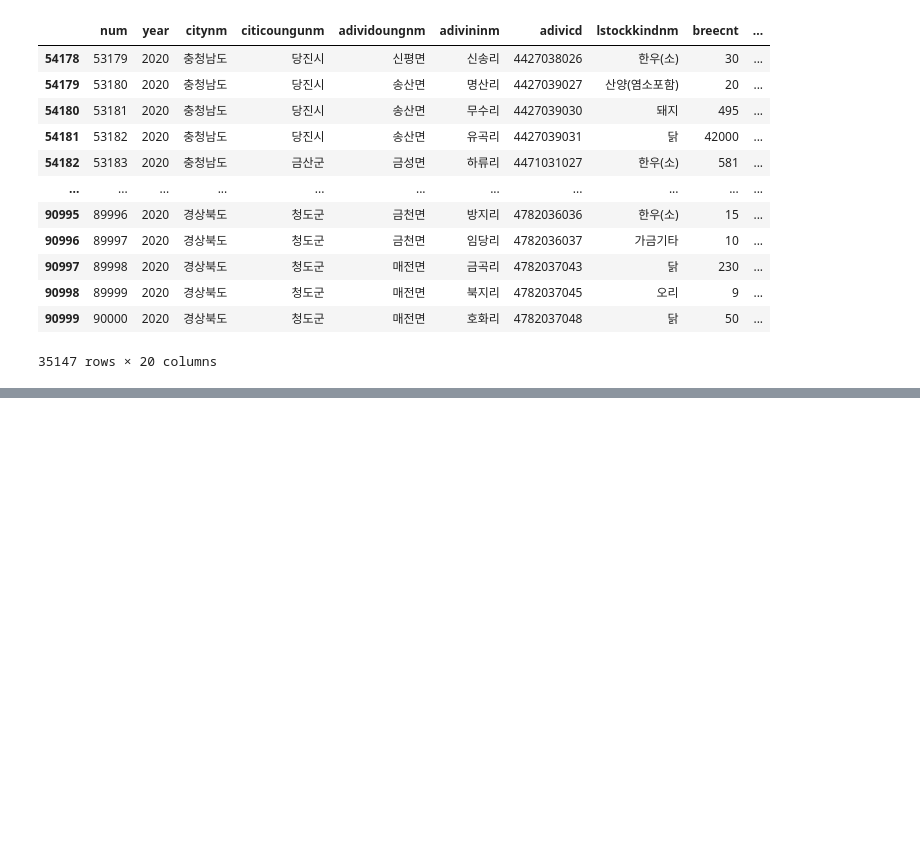
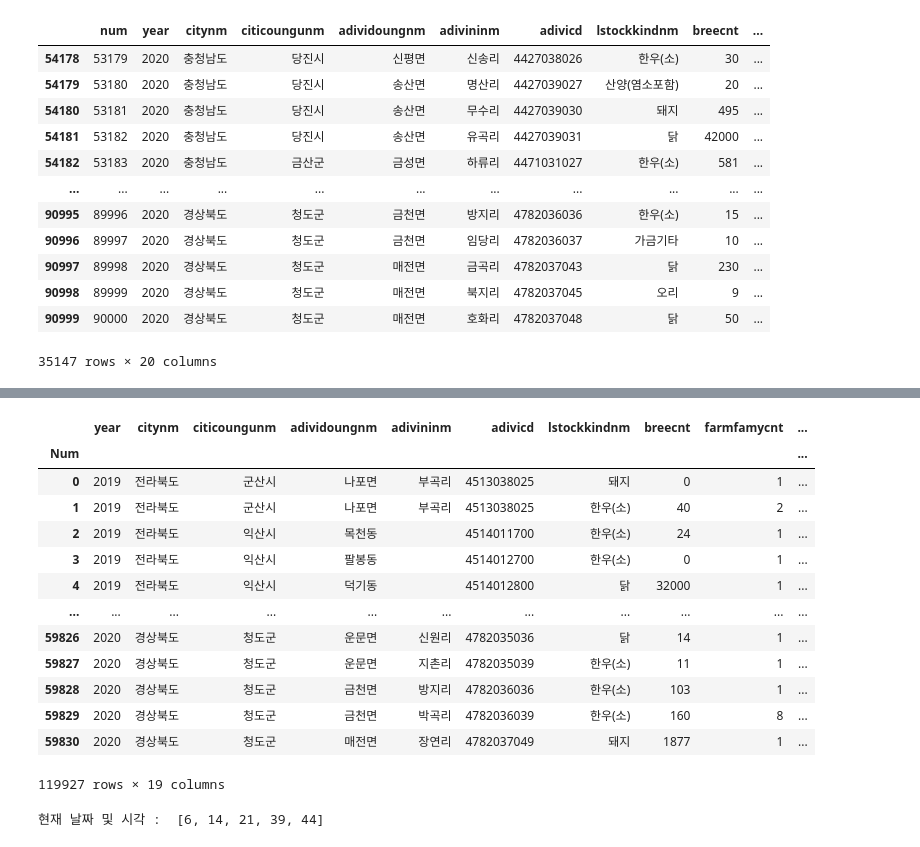
Before and after one commit to CodingDataAnalysis/BigDataContest_2023, a Jupyter notebook: ParkSungHyuk/23_06_14/전국오염원조사.ipynb, the cells around one changed output, grey strips where cells are left out. Cells and saved outputs as stored; diff of their text form; code cells hidden in the pictures; blank space fills up the shorter version.

```diff
--- a/ParkSungHyuk/23_06_14/전국오염원조사.ipynb
+++ b/ParkSungHyuk/23_06_14/전국오염원조사.ipynb
@@ -551,0 +459,3 @@ ConnectionError: HTTPConnectionPool(host='apis.data.go.kr', port=80): Max retrie
+# %%
+combined_df_2020= pd.concat(water_dfs, ignore_index=True)
+combined_df_2020
@@ -551,0 +476,36 @@ ConnectionError: HTTPConnectionPool(host='apis.data.go.kr', port=80): Max retrie
+# %%
+combined_df = pd.concat([combined_df_2019, combined_df_2020], axis=0)
+
+combined_df = combined_df.iloc[:,1:]
+combined_df.index.name = 'Num'
+combined_df
+# %% [output]
+|  | year | citynm | citicoungunm | adividoungnm | adivininm | adivicd | lstockkindnm | breecnt | farmfamycnt | ... |
+| Num |  |  |  |  |  |  |  |  |  | ... |
+| 0 | 2019 | 전라북도 | 군산시 | 나포면 | 부곡리 | 4513038025 | 돼지 | 0 | 1 | ... |
+| 1 | 2019 | 전라북도 | 군산시 | 나포면 | 부곡리 | 4513038025 | 한우(소) | 40 | 2 | ... |
+| 2 | 2019 | 전라북도 | 익산시 | 목천동 |  | 4514011700 | 한우(소) | 24 | 1 | ... |
+| 3 | 2019 | 전라북도 | 익산시 | 팔봉동 |  | 4514012700 | 한우(소) | 0 | 1 | ... |
+| 4 | 2019 | 전라북도 | 익산시 | 덕기동 |  | 4514012800 | 닭 | 32000 | 1 | ... |
+| ... | ... | ... | ... | ... | ... | ... | ... | ... | ... | ... |
+| 59826 | 2020 | 경상북도 | 청도군 | 운문면 | 신원리 | 4782035036 | 닭 | 14 | 1 | ... |
+| 59827 | 2020 | 경상북도 | 청도군 | 운문면 | 지촌리 | 4782035039 | 한우(소) | 11 | 1 | ... |
+| 59828 | 2020 | 경상북도 | 청도군 | 금천면 | 방지리 | 4782036036 | 한우(소) | 103 | 1 | ... |
+| 59829 | 2020 | 경상북도 | 청도군 | 금천면 | 박곡리 | 4782036039 | 한우(소) | 160 | 8 | ... |
+| 59830 | 2020 | 경상북도 | 청도군 | 매전면 | 장연리 | 4782037049 | 돼지 | 1877 | 1 | ... |
+119927 rows × 19 columns
+# %%
+import datetime
+
+# 현재 날짜와 시각 구하기
+now = datetime.datetime.now()
+date_list = [now.month, now.day, now.hour, now.minute, now.second]
+# 현재 날짜와 시각 출력하기
+print("현재 날짜 및 시각 : ", date_list)
+
+# 제출 파일 생성
+
+# submission['Survived'] = y_preds
+combined_df.to_csv(f'전국오염원조사_2019_2020.csv')
+# %% [output]
+현재 날짜 및 시각 :  [6, 14, 21, 39, 44]
```
Also changed, not shown: parts of 20 cells of this notebook, 1 other file.
